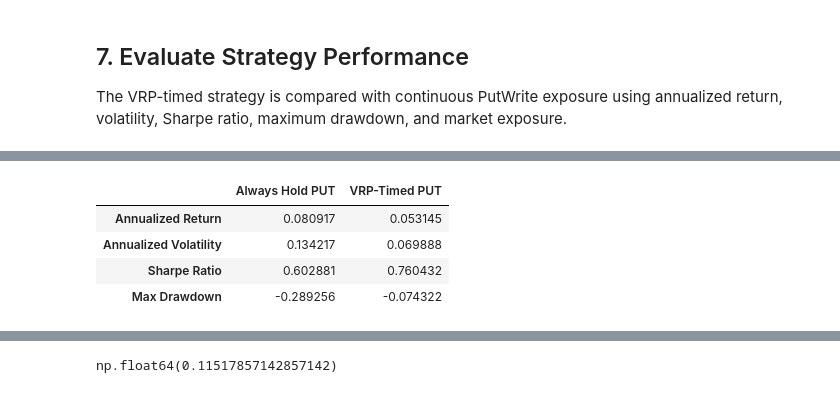
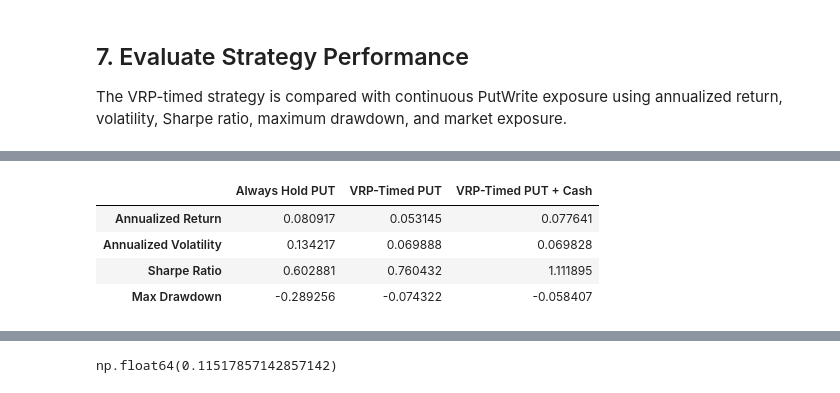
Before and after one commit to Linyanotlinda/vrp-putwrite-strategy, a Jupyter notebook: vrp_putwrite_strategy.ipynb, the cells around one changed output, grey strips where cells are left out. Saved outputs shown, nothing was run; the diff lists cells and outputs as text; code cells hidden in the pictures.

```diff
--- a/vrp_putwrite_strategy.ipynb
+++ b/vrp_putwrite_strategy.ipynb
@@ -262,8 +283,14 @@ data["strategy_return"] = (
+# %%
+data["strategy_return_with_cash"] = (
+    data["position"] * data["put_return"]
+    + (1 - data["position"]) * data["cash_return"]
+)
 # %%
 backtest = data.dropna(
     subset=[
+        "put_return",
         "strategy_return",
-        "put_return",
+        "strategy_return_with_cash",
         "vrp_zscore"
     ]
 ).copy()
@@ -275,6 +302,10 @@ backtest["put_cumulative"] = (
 backtest["strategy_cumulative"] = (
     1 + backtest["strategy_return"]
 ).cumprod()
+
+backtest["strategy_cash_cumulative"] = (
+    1 + backtest["strategy_return_with_cash"]
+).cumprod()
 # %%
 plt.figure(figsize=(10, 5))
 
@@ -333,6 +370,12 @@ backtest["strategy_drawdown"] = (
     / backtest["strategy_cumulative"].cummax()
     - 1
 )
+
+backtest["strategy_cash_drawdown"] = (
+    backtest["strategy_cash_cumulative"]
+    / backtest["strategy_cash_cumulative"].cummax()
+    - 1
+)
 # %%
 plt.figure(figsize=(10, 5))
 
@@ -359,13 +408,20 @@ plt.show()
 # %%
 performance = pd.DataFrame({
-    "Always Hold PUT": performance_stats(backtest["put_return"]),
-    "VRP-Timed PUT": performance_stats(backtest["strategy_return"])
+    "Always Hold PUT": performance_stats(
+        backtest["put_return"]
+    ),
+    "VRP-Timed PUT": performance_stats(
+        backtest["strategy_return"]
+    ),
+    "VRP-Timed PUT + Cash": performance_stats(
+        backtest["strategy_return_with_cash"]
+    )
 })
 
 performance
 # %% [output]
-|  | Always Hold PUT | VRP-Timed PUT |
-| Annualized Return | 0.080917 | 0.053145 |
-| Annualized Volatility | 0.134217 | 0.069888 |
-| Sharpe Ratio | 0.602881 | 0.760432 |
-| Max Drawdown | -0.289256 | -0.074322 |
+|  | Always Hold PUT | VRP-Timed PUT | VRP-Timed PUT + Cash |
+| Annualized Return | 0.080917 | 0.053145 | 0.077641 |
+| Annualized Volatility | 0.134217 | 0.069888 | 0.069828 |
+| Sharpe Ratio | 0.602881 | 0.760432 | 1.111895 |
+| Max Drawdown | -0.289256 | -0.074322 | -0.058407 |
```
Also changed, not shown: parts of 14 cells of this notebook.
